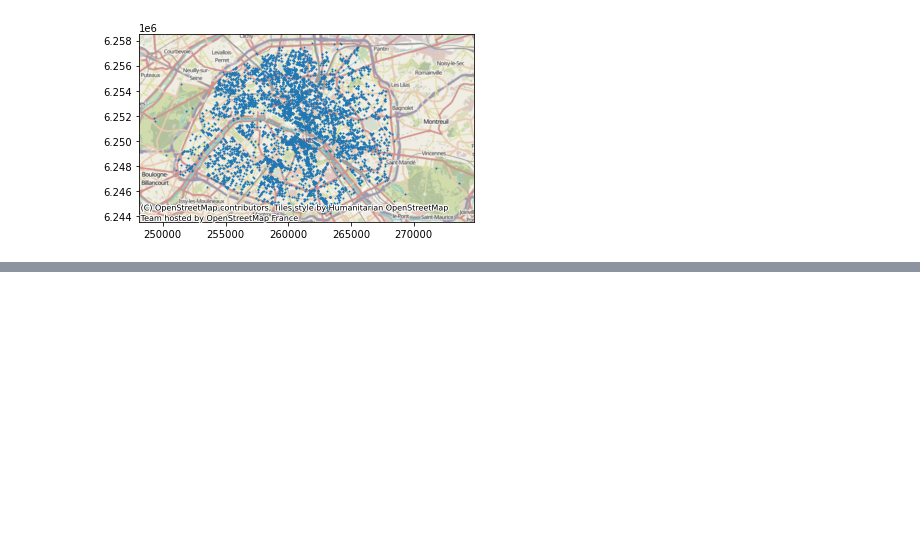
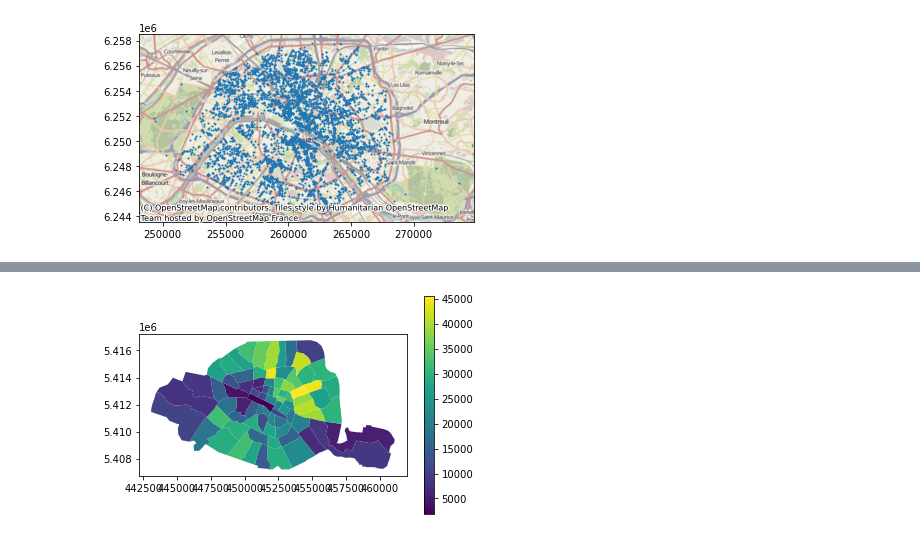
Before and after one commit to tanersoner/Data-Visualization-with-Python, a Jupyter notebook: Working with Geodata in Python.ipynb, the cells around one changed output, grey strips where cells are left out. Drawn from its saved outputs; the diff is of its cells as text; code cells hidden in the pictures; blank space fills up the shorter version.

```diff
--- a/Working with Geodata in Python.ipynb
+++ b/Working with Geodata in Python.ipynb
@@ -78,0 +202,3 @@ plt.show()
+# %%
+# Add a population density column
+districts['population_density'] =  districts['population']/ districts.geometry.area * 10**6
@@ -78,0 +229,6 @@ plt.show()
+# %%
+# Make a plot of the districts colored by the population density
+districts.plot(column='population_density', legend=True)
+plt.show()
+# %% [output]
+[figure, added]
```
Also changed, not shown: parts of 18 cells of this notebook.
